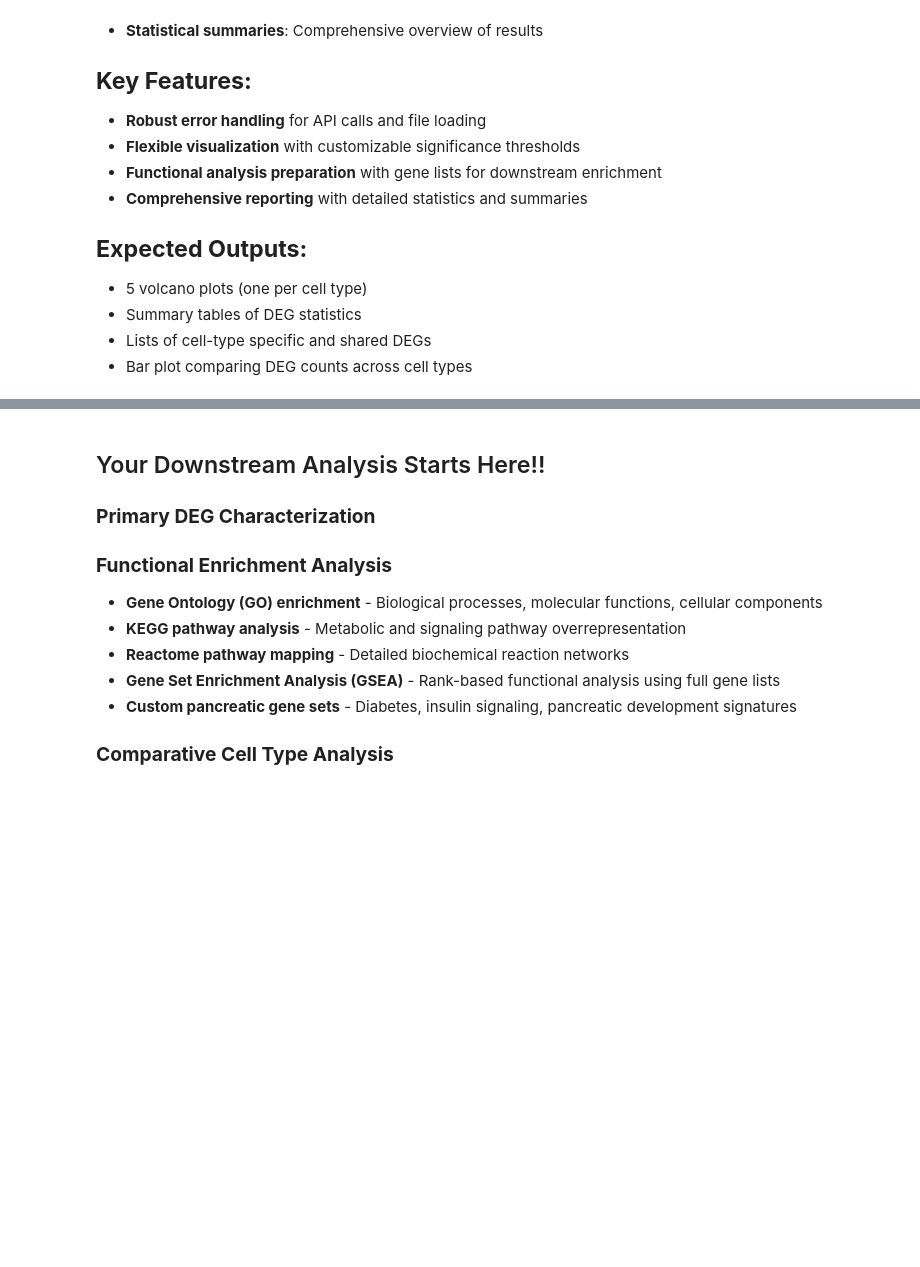
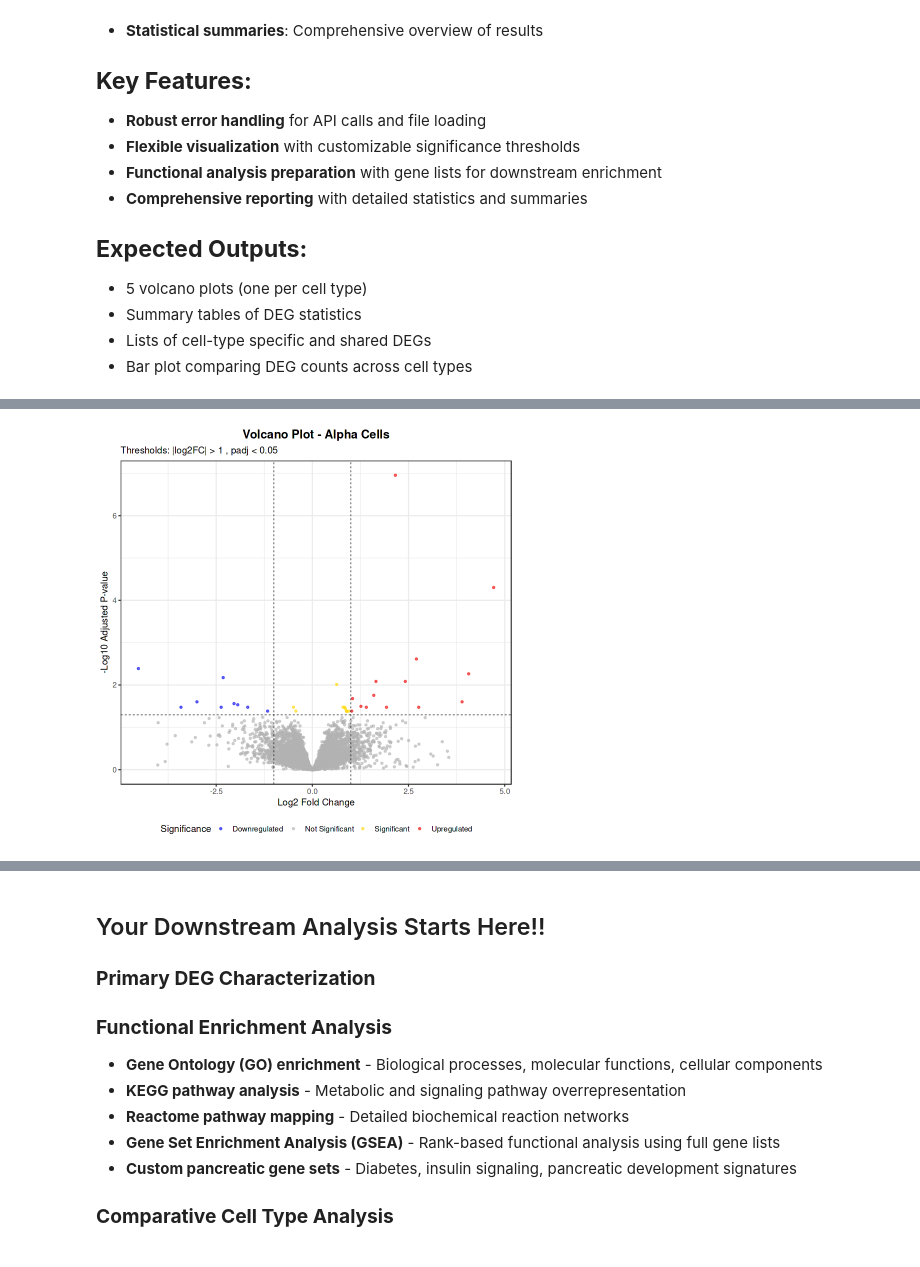
Before and after one commit to PanKbase/PanKbase-data-library-scripts, a Jupyter notebook: PanKBase_data_library_usecase3_DEG.ipynb, the cells around one changed output, grey strips where cells are left out. Drawn from its saved outputs; the diff is of its cells as text; code cells hidden in the pictures; blank space fills up the shorter version.

```diff
--- a/PanKBase_data_library_usecase3_DEG.ipynb
+++ b/PanKBase_data_library_usecase3_DEG.ipynb
@@ -370,0 +288,82 @@ Total time in minutes: 0.27
+# %%
+# === ALPHA CELL VOLCANO PLOT ===
+cat("Creating Alpha Cell Volcano Plot\n")
+
+if ("Alpha" %in% names(all_deg_data)) {
+  alpha_plot <- create_volcano_plot(all_deg_data[["Alpha"]], "Alpha Cells")
+  print(alpha_plot)
+
+  # Show Alpha-specific stats
+  alpha_stats <- summary_stats %>% filter(cell_type == "Alpha")
+  cat("\n Alpha Cell Statistics:\n")
+  cat("Total genes:", alpha_stats$total_genes, "\n")
+  cat("Upregulated:", alpha_stats$upregulated, "\n")
+  cat("Downregulated:", alpha_stats$downregulated, "\n")
+} else {
+  cat("Alpha data not available\n")
+}
+# === BETA CELL VOLCANO PLOT ===
+cat(" Creating Beta Cell Volcano Plot\n")
+
+if ("Beta" %in% names(all_deg_data)) {
+  beta_plot <- create_volcano_plot(all_deg_data[["Beta"]], "Beta Cells")
+  print(beta_plot)
+
+  # Show Beta-specific stats
+  beta_stats <- summary_stats %>% filter(cell_type == "Beta")
+  cat("\n Beta Cell Statistics:\n")
+  cat("Total genes:", beta_stats$total_genes, "\n")
+  cat("Upregulated:", beta_stats$upregulated, "\n")
+  cat("Downregulated:", beta_stats$downregulated, "\n")
+} else {
+  cat(" Beta data not available\n")
+}
+# === ACTIVE STELLATE CELL VOLCANO PLOT ===
+cat(" Creating Active Stellate Cell Volcano Plot\n")
+
+if ("ActiveStellate" %in% names(all_deg_data)) {
+  stellate_plot <- create_volcano_plot(all_deg_data[["ActiveStellate"]], "Active Stellate Cells")
+  print(stellate_plot)
+
+  # Show ActiveStellate-specific stats
+  stellate_stats <- summary_stats %>% filter(cell_type == "ActiveStellate")
+  cat("\n Active Stellate Cell Statistics:\n")
+  cat("Total genes:", stellate_stats$total_genes, "\n")
+  cat("Upregulated:", stellate_stats$upregulated, "\n")
+  cat("Downregulated:", stellate_stats$downregulated, "\n")
+} else {
+  cat(" Active Stellate data not available\n")
+}
+# === ACINAR CELL VOLCANO PLOT ===
+cat(" Creating Acinar Cell Volcano Plot\n")
+
+if ("Acinar" %in% names(all_deg_data)) {
+  acinar_plot <- create_volcano_plot(all_deg_data[["Acinar"]], "Acinar Cells")
+  print(acinar_plot)
+
+  # Show Acinar-specific stats
+  acinar_stats <- summary_stats %>% filter(cell_type == "Acinar")
+  cat("\n Acinar Cell Statistics:\n")
+  cat("Total genes:", acinar_stats$total_genes, "\n")
+  cat("Upregulated:", acinar_stats$upregulated, "\n")
+  cat("Downregulated:", acinar_stats$downregulated, "\n")
+} else {
+  cat(" Acinar data not available\n")
+}
+# === DUCTAL CELL VOLCANO PLOT ===
+cat(" Creating Ductal Cell Volcano Plot\n")
+
+if ("Ductal" %in% names(all_deg_data)) {
+  ductal_plot <- create_volcano_plot(all_deg_data[["Ductal"]], "Ductal Cells")
+  print(ductal_plot)
+
+  # Show Ductal-specific stats
+  ductal_stats <- summary_stats %>% filter(cell_type == "Ductal")
+  cat("\n Ductal Cell Statistics:\n")
+  cat("Total genes:", ductal_stats$total_genes, "\n")
+  cat("Upregulated:", ductal_stats$upregulated, "\n")
+  cat("Downregulated:", ductal_stats$downregulated, "\n")
+} else {
+  cat(" Ductal data not available\n")
+}
+# %% [output]
@@ -370,0 +377 @@ Total time in minutes: 0.27
+[figure, added]
```
Also changed, not shown: parts of 11 cells of this notebook, 1 other file.
